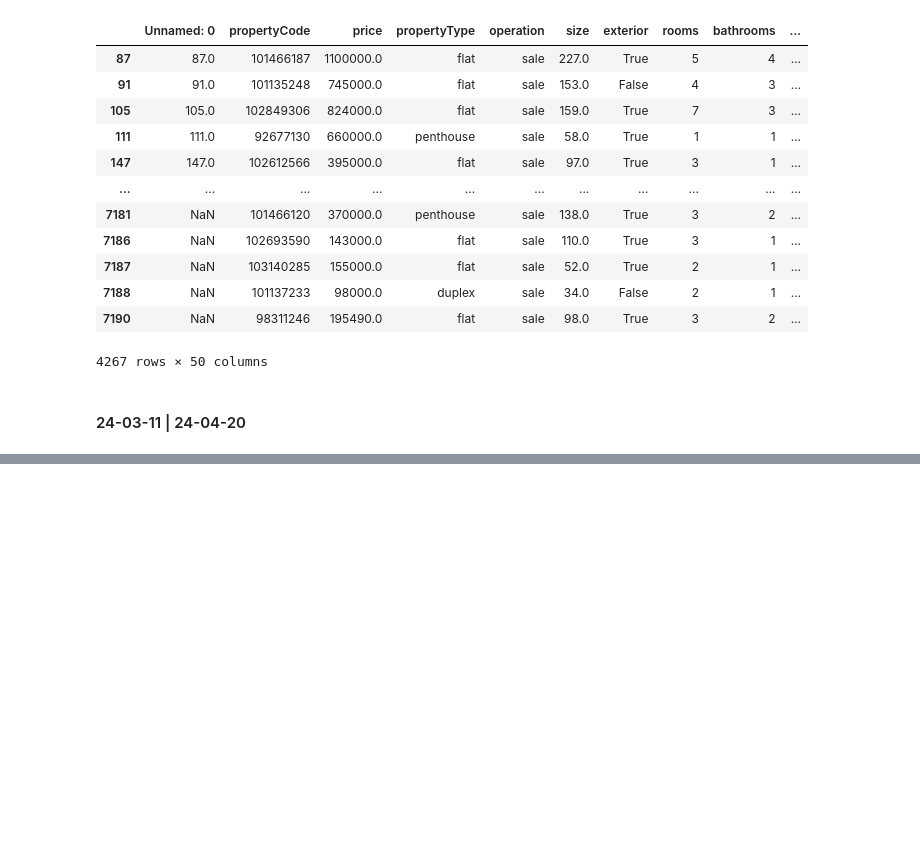
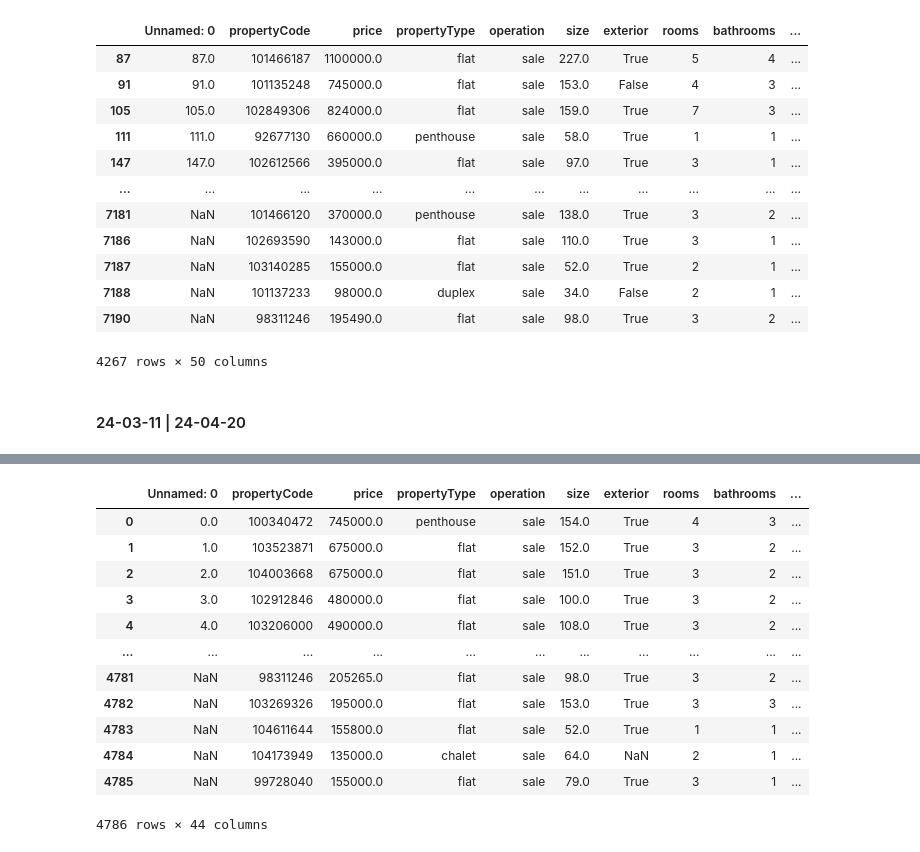
Before and after one commit to asgr29/EDA_Inmuebles_Idealista, a Jupyter notebook: src/notebooks/notebook-eda.ipynb, the cells around one changed output, grey strips where cells are left out. Drawn from its saved outputs; the diff is of its cells as text; code cells hidden in the pictures; blank space fills up the shorter version.

```diff
--- a/src/notebooks/notebook-eda.ipynb
+++ b/src/notebooks/notebook-eda.ipynb
@@ -382,0 +553,11 @@ df_union_01_08.loc[duplicados]
+# %%
+archivo_txt_2024_04_20 = f"{path}/24-04-20/Listado.txt"
+
+with open(archivo_txt_2024_04_20, "r", encoding="utf-8") as f:
+    datos_txt = f.read()
+
+datos = json.loads(datos_txt) # Convertir el texto a objeto Python (lista de diccionarios)
+
+df_archivo_txt_2024_04_20 = pd.DataFrame(datos)
+
+df_archivo_txt_2024_04_20
@@ -382,0 +611,18 @@ df_union_01_08.loc[duplicados]
+# %%
+df_union_04_20 = pd.concat([df_2024_03_11,df_archivo_txt_2024_03_11,df_2024_04_20,df_archivo_txt_2024_04_20 ], ignore_index=True)
+
+df_union_04_20
+# %% [output]
+|  | Unnamed: 0 | propertyCode | price | propertyType | operation | size | exterior | rooms | bathrooms | ... |
+| 0 | 0.0 | 100340472 | 745000.0 | penthouse | sale | 154.0 | True | 4 | 3 | ... |
+| 1 | 1.0 | 103523871 | 675000.0 | flat | sale | 152.0 | True | 3 | 2 | ... |
+| 2 | 2.0 | 104003668 | 675000.0 | flat | sale | 151.0 | True | 3 | 2 | ... |
+| 3 | 3.0 | 102912846 | 480000.0 | flat | sale | 100.0 | True | 3 | 2 | ... |
+| 4 | 4.0 | 103206000 | 490000.0 | flat | sale | 108.0 | True | 3 | 2 | ... |
+| ... | ... | ... | ... | ... | ... | ... | ... | ... | ... | ... |
+| 4781 | NaN | 98311246 | 205265.0 | flat | sale | 98.0 | True | 3 | 2 | ... |
+| 4782 | NaN | 103269326 | 195000.0 | flat | sale | 153.0 | True | 3 | 3 | ... |
+| 4783 | NaN | 104611644 | 155800.0 | flat | sale | 52.0 | True | 1 | 1 | ... |
+| 4784 | NaN | 104173949 | 135000.0 | chalet | sale | 64.0 | NaN | 2 | 1 | ... |
+| 4785 | NaN | 99728040 | 155000.0 | flat | sale | 79.0 | True | 3 | 1 | ... |
+4786 rows × 44 columns
```
Also changed, not shown: parts of 18 cells of this notebook.
